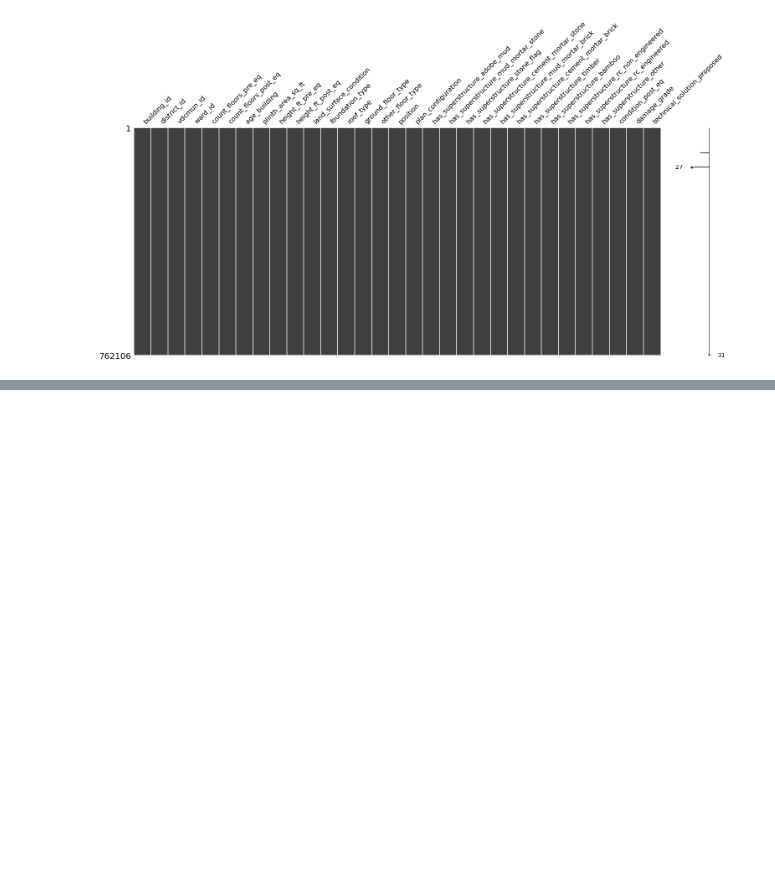
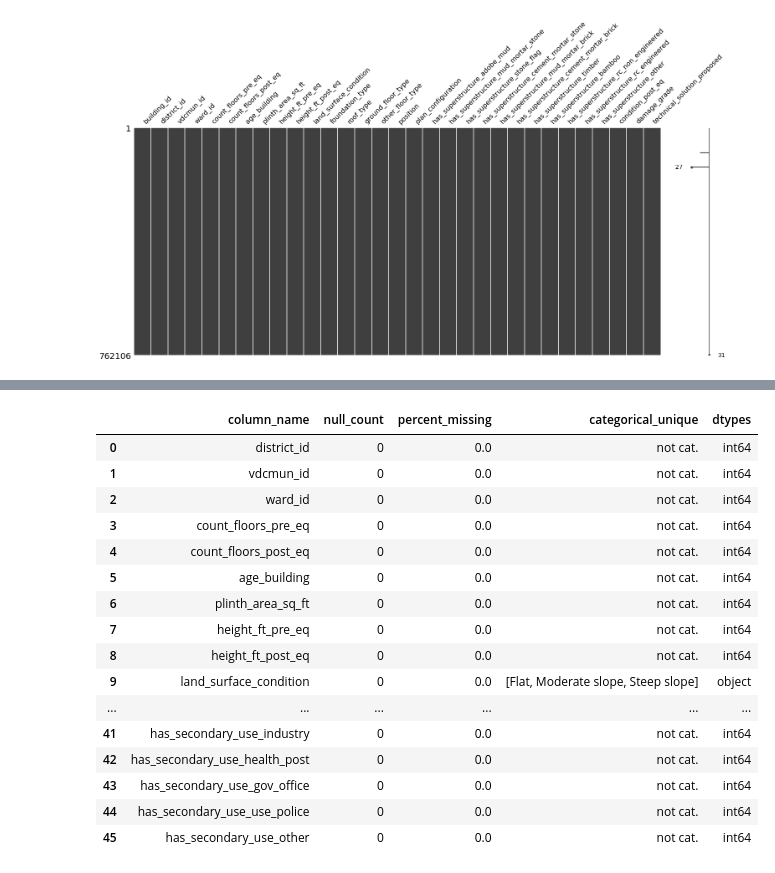
Before and after one commit to JesselyEnriquez/climateJustice, a Jupyter notebook: Code/Cleaning_N_EDA/earthquake_scrub.ipynb, the cells around one changed output, grey strips where cells are left out. Drawn from its saved outputs; the diff is of its cells as text; code cells hidden in the pictures; blank space fills up the shorter version.

```diff
--- a/Code/Cleaning_N_EDA/earthquake_scrub.ipynb
+++ b/Code/Cleaning_N_EDA/earthquake_scrub.ipynb
@@ -96,3 +111,8 @@ building_structure.head()
 msno.matrix(building_structure);
 # %% [output]
 [figure]
+# %%
+building_structure.set_index('building_id',inplace=True)
+print(building_structure.index[:4])
+building_ownership.set_index('building_id',inplace=True)
+print(building_ownership.index[:4])
@@ -99,2 +122,2 @@ msno.matrix(building_structure);
 # %%
-building_structure[['district_id']]
+result = pd.concat([building_structure, building_ownership], axis=1).reindex(building_structure.index)
@@ -102,0 +159,21 @@ NameError: name 'building_structure' is not defined
+# %%
+charac_df = character_df(result)
+charac_df
+# %% [output]
+|  | column_name | null_count | percent_missing | categorical_unique | dtypes |
+| 0 | district_id | 0 | 0.0 | not cat. | int64 |
+| 1 | vdcmun_id | 0 | 0.0 | not cat. | int64 |
+| 2 | ward_id | 0 | 0.0 | not cat. | int64 |
+| 3 | count_floors_pre_eq | 0 | 0.0 | not cat. | int64 |
+| 4 | count_floors_post_eq | 0 | 0.0 | not cat. | int64 |
+| 5 | age_building | 0 | 0.0 | not cat. | int64 |
+| 6 | plinth_area_sq_ft | 0 | 0.0 | not cat. | int64 |
+| 7 | height_ft_pre_eq | 0 | 0.0 | not cat. | int64 |
+| 8 | height_ft_post_eq | 0 | 0.0 | not cat. | int64 |
+| 9 | land_surface_condition | 0 | 0.0 | [Flat, Moderate slope, Steep slope] | object |
+| ... | ... | ... | ... | ... | ... |
+| 41 | has_secondary_use_industry | 0 | 0.0 | not cat. | int64 |
+| 42 | has_secondary_use_health_post | 0 | 0.0 | not cat. | int64 |
+| 43 | has_secondary_use_gov_office | 0 | 0.0 | not cat. | int64 |
+| 44 | has_secondary_use_use_police | 0 | 0.0 | not cat. | int64 |
+| 45 | has_secondary_use_other | 0 | 0.0 | not cat. | int64 |
```
Also changed, not shown: parts of 14 cells of this notebook, 1 other file.
